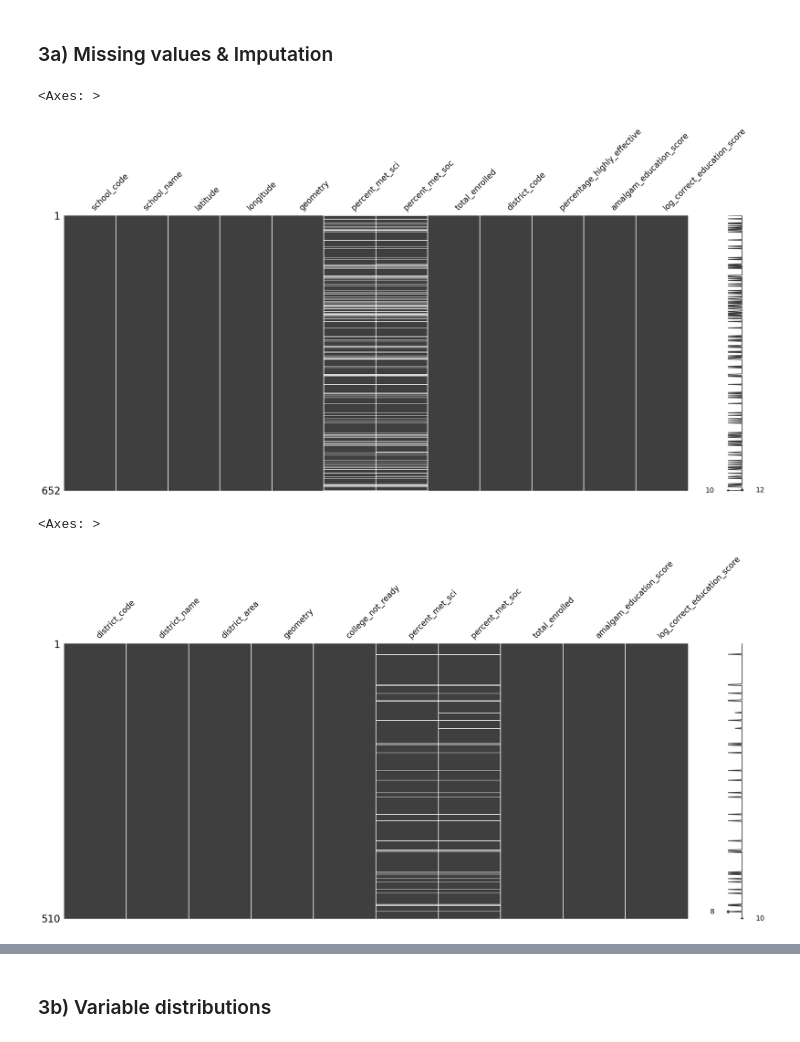
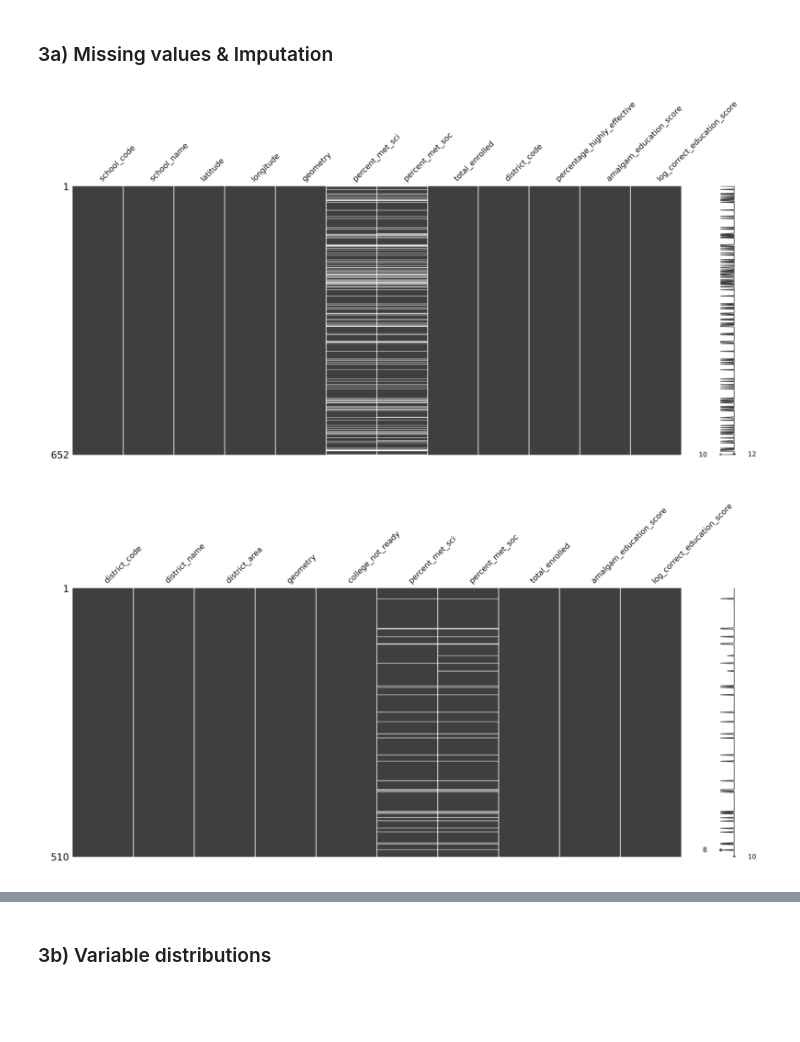
Before and after one commit to nikolozjaghiashvili/michigan-real-estate-project, a Jupyter notebook: main.ipynb, the cells around one changed output, grey strips where cells are left out. Cells and saved outputs as stored; diff of their text form; code cells hidden in the pictures; blank space fills up the shorter version.

```diff
--- a/main.ipynb
+++ b/main.ipynb
@@ -62,7 +64,7 @@ from sklearn.ensemble import RandomForestRegressor
 ### 1b) Notebook toggles
 # %%
 regenerate_tables = False
-regenerate_charts = True
+regenerate_charts = False
 random_state = 42
 # %% [markdown]
 ## 2) Run data pipeline
@@ -138,5 +139,2 @@ else:
 # %% [markdown]
 ### 2c) Run location data pipeline
-# %%
-df_district_location = get_district_location()
-df_school_location = get_school_location()
@@ -160,0 +166,23 @@ df_school_location = get_school_location()
+# %%
+required_files = ['resources/data/df_parcel_joined.pkl','resources/data/df_school_joined.pkl','resources/data/df_district_joined.pkl']
+
+if all(os.path.exists(file) for file in required_files) and regenerate_tables == False:
+    print("✅ Required files found. Running secondary run...")
+    df_school_joined = pd.read_pickle('resources/data/df_school_joined.pkl')
+    df_district_joined = pd.read_pickle('resources/data/df_district_joined.pkl')
+    df_parcel_joined = pd.read_pickle('resources/data/df_parcel_joined.pkl')
+
+elif all(os.path.exists(file) for file in input_files.values()):
+    print("🚀 Required files not found. Running initial run...")
+    df_school_joined = df_school_location.merge(df_school_score, on='school_code', how='inner', suffixes=('', '_y')).drop(['school_name_y'],  axis=1)
+    df_district_joined = df_district_location.merge(df_district_score, on='district_code', how='inner', suffixes=('', '_y'))
+    df_parcel_joined = gpd.sjoin_nearest(df_parcel, df_school_joined, how="left", distance_col="distance")
+    df_parcel_joined = gpd.sjoin(df_parcel_joined, df_district_joined, predicate="within", how="left", lsuffix='school', rsuffix='dist')
+
+    df_school_joined.to_pickle('resources/data/df_school_joined.pkl')
+    df_district_joined.to_pickle('resources/data/df_district_joined.pkl')
+    df_parcel_joined.to_pickle('resources/data/df_parcel_joined.pkl')
+
+    print("✅ Initial run complete. Required files should now be saved.")
+else:
+    print("❌ Input files not found. Donwload input files or update input_files dictionary.")
@@ -236,14 +285,24 @@ df_parcel = gpd.sjoin(df_parcel, df_district, predicate="within", how="left", ls
 # %% [markdown]
 ### 3a) Missing values & Imputation
 # %%
-if regenerate_charts == True:
-    msno.matrix(df_school)
+chart_name = "resources/charts/df_school_missing_data_matrix.png"
+
+if regenerate_charts == False and os.path.exists(chart_name):
+    render_plot(chart_name).show()
+else:
+    fig = msno.matrix(df_school_joined)
+    plt.savefig(chart_name, dpi=300, bbox_inches="tight")
+    plt.show()
 # %% [output]
-<Axes: >
-[figure, old version]
+[figure, new version]
 # %%
-if regenerate_charts == True:
-    msno.matrix(df_district)
+chart_name = "resources/charts/df_district_missing_data_matrix.png"
+
+if regenerate_charts == False and os.path.exists(chart_name):
+    render_plot(chart_name).show()
+else:
+    fig = msno.matrix(df_district_joined)
+    plt.savefig(chart_name, dpi=300, bbox_inches="tight")
+    plt.show()
 # %% [output]
-<Axes: >
-[figure, old version]
+[figure, new version]
```
Also changed, not shown: parts of 33 cells of this notebook, 11 other files.
